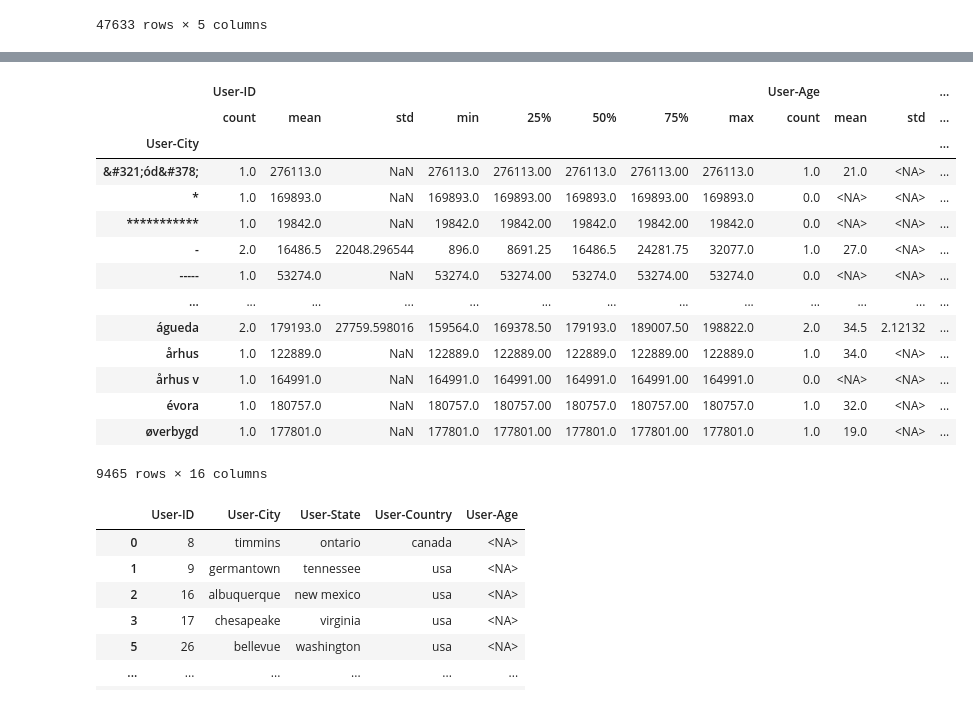
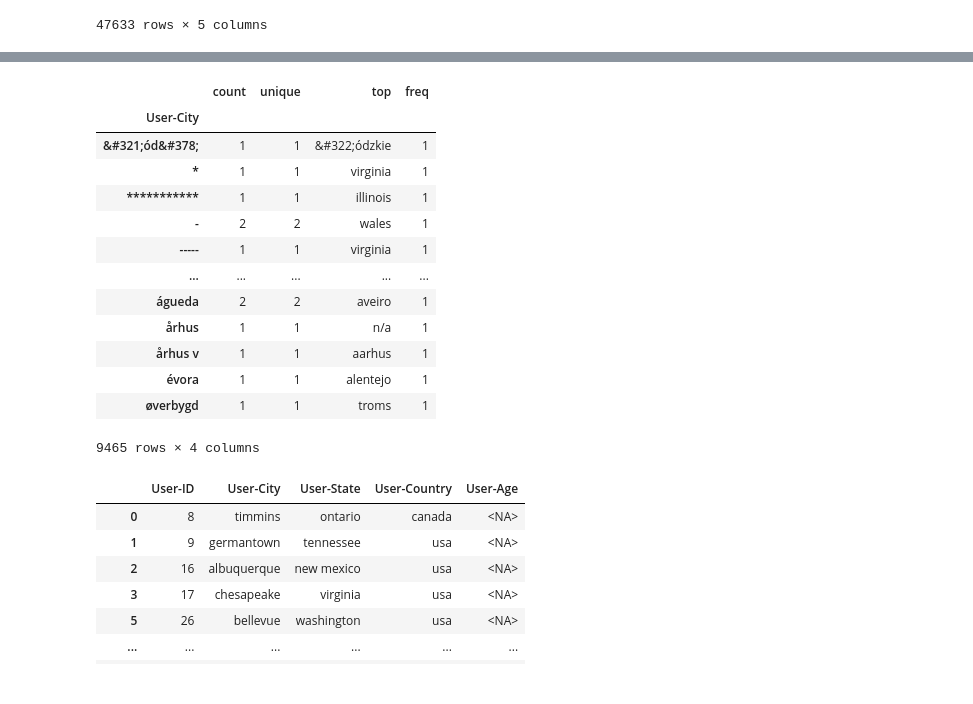
Before and after one commit to YubotKwng/Bookstore-management-Data-Processing, a Jupyter notebook: userfile_preprocess_draft.ipynb, the cells around one changed output, grey strips where cells are left out. Saved outputs shown, nothing was run; the diff lists cells and outputs as text; code cells hidden in the pictures.

```diff
--- a/userfile_preprocess_draft.ipynb
+++ b/userfile_preprocess_draft.ipynb
@@ -137,22 +135,21 @@ missing_state
 666 rows × 5 columns
 # %%
-validstate_df.groupby('User-City').describe()
+validstate_df.groupby('User-City')['User-State'].describe()
 # %% [output]
-|  | User-ID |  |  |  |  |  |  |  | User-Age |  |  | ... |
-|  | count | mean | std | min | 25% | 50% | 75% | max | count | mean | std | ... |
-| User-City |  |  |  |  |  |  |  |  |  |  |  | ... |
-| &#321;ód&#378; | 1.0 | 276113.0 | NaN | 276113.0 | 276113.00 | 276113.0 | 276113.00 | 276113.0 | 1.0 | 21.0 | <NA> | ... |
-| * | 1.0 | 169893.0 | NaN | 169893.0 | 169893.00 | 169893.0 | 169893.00 | 169893.0 | 0.0 | <NA> | <NA> | ... |
-| *********** | 1.0 | 19842.0 | NaN | 19842.0 | 19842.00 | 19842.0 | 19842.00 | 19842.0 | 0.0 | <NA> | <NA> | ... |
-| - | 2.0 | 16486.5 | 22048.296544 | 896.0 | 8691.25 | 16486.5 | 24281.75 | 32077.0 | 1.0 | 27.0 | <NA> | ... |
-| ----- | 1.0 | 53274.0 | NaN | 53274.0 | 53274.00 | 53274.0 | 53274.00 | 53274.0 | 0.0 | <NA> | <NA> | ... |
-| ... | ... | ... | ... | ... | ... | ... | ... | ... | ... | ... | ... | ... |
-| águeda | 2.0 | 179193.0 | 27759.598016 | 159564.0 | 169378.50 | 179193.0 | 189007.50 | 198822.0 | 2.0 | 34.5 | 2.12132 | ... |
-| århus | 1.0 | 122889.0 | NaN | 122889.0 | 122889.00 | 122889.0 | 122889.00 | 122889.0 | 1.0 | 34.0 | <NA> | ... |
-| århus v | 1.0 | 164991.0 | NaN | 164991.0 | 164991.00 | 164991.0 | 164991.00 | 164991.0 | 0.0 | <NA> | <NA> | ... |
-| évora | 1.0 | 180757.0 | NaN | 180757.0 | 180757.00 | 180757.0 | 180757.00 | 180757.0 | 1.0 | 32.0 | <NA> | ... |
-| øverbygd | 1.0 | 177801.0 | NaN | 177801.0 | 177801.00 | 177801.0 | 177801.00 | 177801.0 | 1.0 | 19.0 | <NA> | ... |
+|  | count | unique | top | freq |
+| User-City |  |  |  |  |
+| &#321;ód&#378; | 1 | 1 | &#322;ódzkie | 1 |
+| * | 1 | 1 | virginia | 1 |
+| *********** | 1 | 1 | illinois | 1 |
+| - | 2 | 2 | wales | 1 |
+| ----- | 1 | 1 | virginia | 1 |
+| ... | ... | ... | ... | ... |
+| águeda | 2 | 2 | aveiro | 1 |
+| århus | 1 | 1 | n/a | 1 |
+| århus v | 1 | 1 | aarhus | 1 |
+| évora | 1 | 1 | alentejo | 1 |
+| øverbygd | 1 | 1 | troms | 1 |
-9465 rows × 16 columns
+9465 rows × 4 columns
 # %%
 # base on the given state name, try to fill in missing country
 for index, row in missing_state.iterrows():
```
Also changed, not shown: parts of 5 cells of this notebook, 7 other files.
